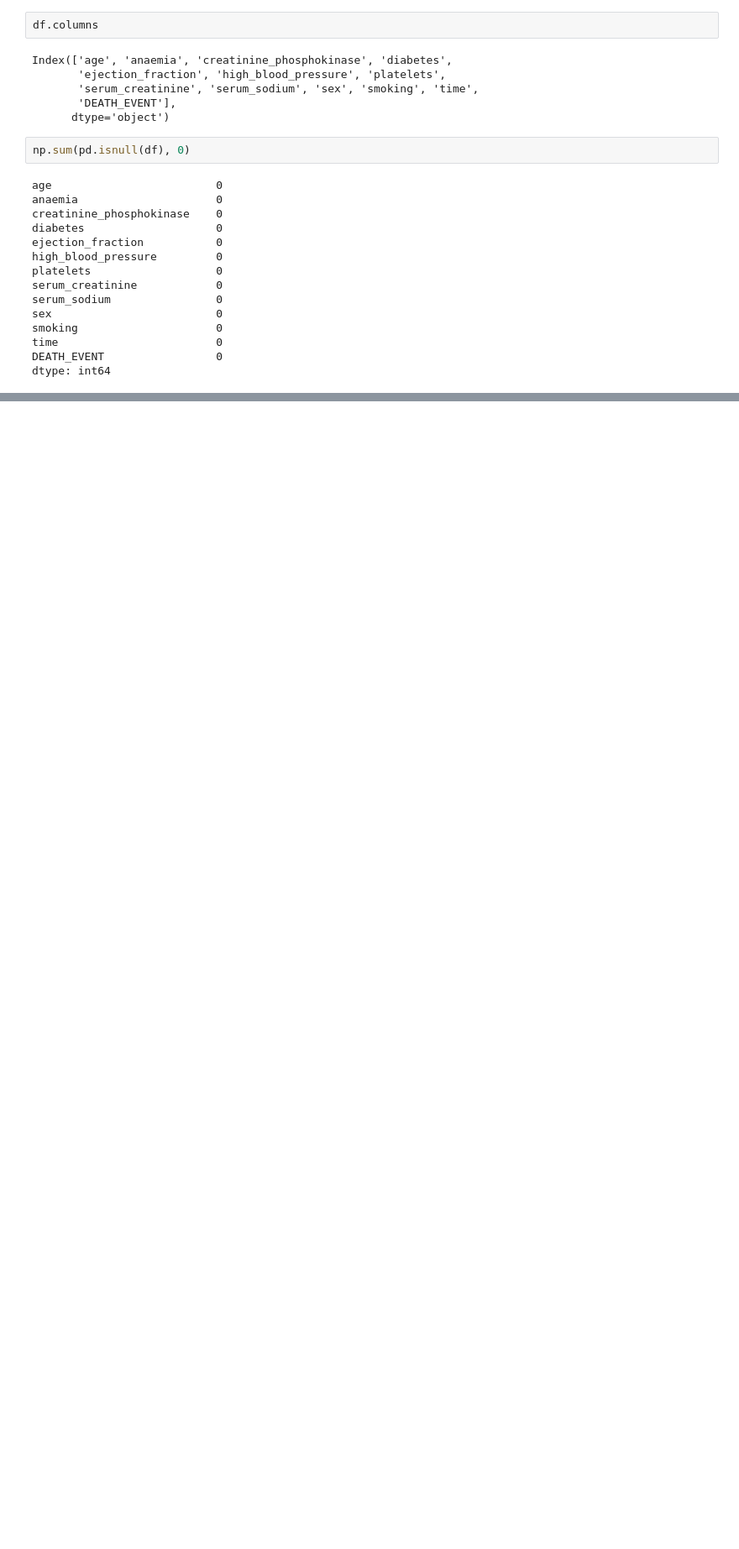
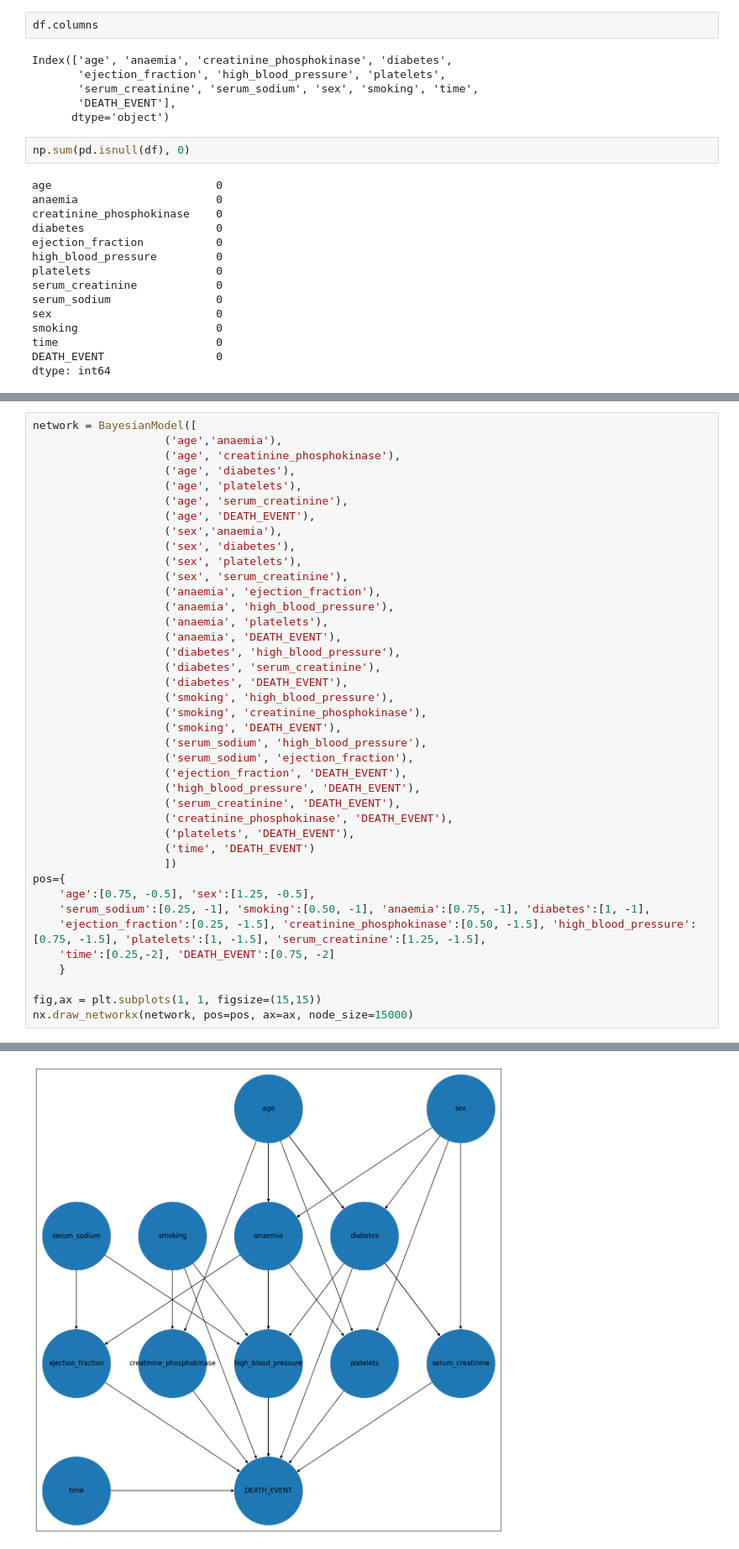
Before and after one commit to PtrTella/BayesianNetwork, a Jupyter notebook: CLASSIFY.ipynb, the cells around one changed output, grey strips where cells are left out. Shown at 84% size. Saved outputs shown, nothing was run; the diff lists cells and outputs as text; blank space fills up the shorter version.

```diff
--- a/CLASSIFY.ipynb
+++ b/CLASSIFY.ipynb
@@ -131,0 +146,41 @@ age
+# %%
+network = BayesianModel([
+                    ('age','anaemia'),
+                    ('age', 'creatinine_phosphokinase'),
+                    ('age', 'diabetes'),
+                    ('age', 'platelets'),
+                    ('age', 'serum_creatinine'),
+                    ('age', 'DEATH_EVENT'),
+                    ('sex','anaemia'),
+                    ('sex', 'diabetes'),
+                    ('sex', 'platelets'),
+                    ('sex', 'serum_creatinine'),
+                    ('anaemia', 'ejection_fraction'),
+                    ('anaemia', 'high_blood_pressure'),
+                    ('anaemia', 'platelets'),
+                    ('anaemia', 'DEATH_EVENT'),
+                    ('diabetes', 'high_blood_pressure'),
+                    ('diabetes', 'serum_creatinine'),
+                    ('diabetes', 'DEATH_EVENT'),
+                    ('smoking', 'high_blood_pressure'),
+                    ('smoking', 'creatinine_phosphokinase'),
+                    ('smoking', 'DEATH_EVENT'),
+                    ('serum_sodium', 'high_blood_pressure'),
+                    ('serum_sodium', 'ejection_fraction'),
+                    ('ejection_fraction', 'DEATH_EVENT'),
+                    ('high_blood_pressure', 'DEATH_EVENT'),
+                    ('serum_creatinine', 'DEATH_EVENT'),
+                    ('creatinine_phosphokinase', 'DEATH_EVENT'),
+                    ('platelets', 'DEATH_EVENT'),
+                    ('time', 'DEATH_EVENT')
+                    ])
+pos={
+    'age':[0.75, -0.5], 'sex':[1.25, -0.5],
+    'serum_sodium':[0.25, -1], 'smoking':[0.50, -1], 'anaemia':[0.75, -1], 'diabetes':[1, -1],
+    'ejection_fraction':[0.25, -1.5], 'creatinine_phosphokinase':[0.50, -1.5], 'high_blood_pressure':[0.75, -1.5], 'platelets':[1, -1.5], 'serum_creatinine':[1.25, -1.5],
+    'time':[0.25,-2], 'DEATH_EVENT':[0.75, -2]
+    }
+
+fig,ax = plt.subplots(1, 1, figsize=(15,15))
+nx.draw_networkx(network, pos=pos, ax=ax, node_size=15000)
+# %% [output]
@@ -131,0 +188 @@ age
+[figure, added]
```
Also changed, not shown: parts of 9 cells of this notebook.
